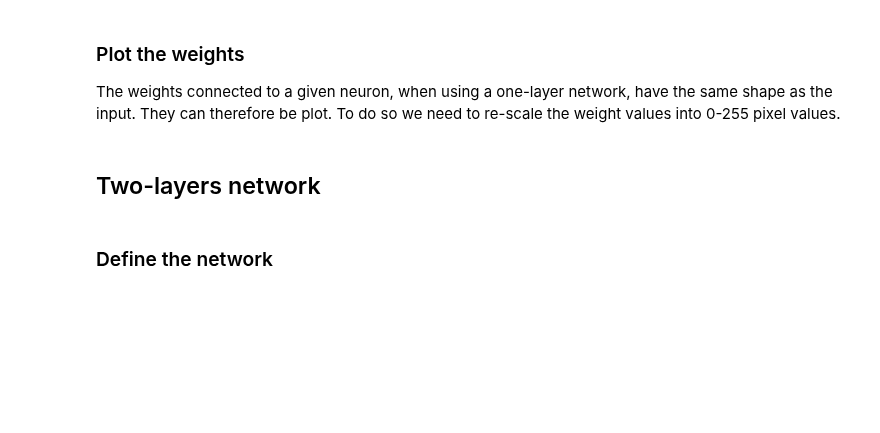
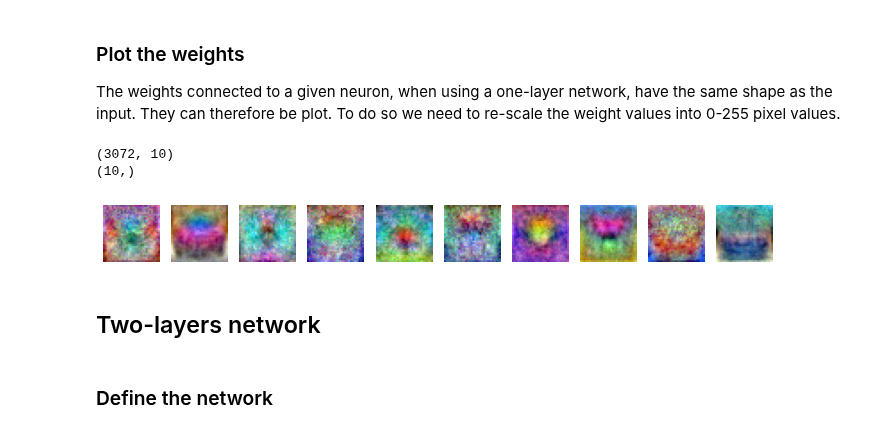
Before and after one commit to FabianGroeger96/mse-deep-learning, a Jupyter notebook: SW08/Exercise 2 - Shallow networks with Keras on CIFAR10.ipynb, the cells around one changed output. Saved outputs shown, nothing was run; the diff lists cells and outputs as text; code cells hidden in the pictures; blank space fills up the shorter version.

```diff
--- a/SW08/Exercise 2 - Shallow networks with Keras on CIFAR10.ipynb
+++ b/SW08/Exercise 2 - Shallow networks with Keras on CIFAR10.ipynb
@@ -111,19 +150,23 @@ The weights connected to a given neuron, when using a one-layer network, have th
 # %%
 weights = model.get_weights()
 for w in weights:
     print(w.shape)
 w1 = weights[0]
 f = plt.figure(figsize=(12, 12))
 for i in range(10):
     ax = f.add_subplot(1, 10, 1+i)
     im = w1[:,i]
     im = im.reshape(32, 32, 3)
     # now put back the pixel values to 0-256 doing a min-max norm and multiplying by 256
-    min = np.min(im)
-    max = np.max(im)
-    im = np.round((im - min)/(max - min) * 255).astype(int)
+    min = np.min(im, axis=0).min(axis=0)
+    max = np.max(im, axis=0).max(axis=0)
+    im = np.round((im - min)/(max - min) * 255).astype('uint8')
     ax.axis('off')
     ax.imshow(im)
+# %% [output]
+(3072, 10)
+(10,)
+[figure, added]
 # %% [markdown]
 ## Two-layers network
 # %% [markdown]
```
Also changed, not shown: parts of 12 cells of this notebook.
